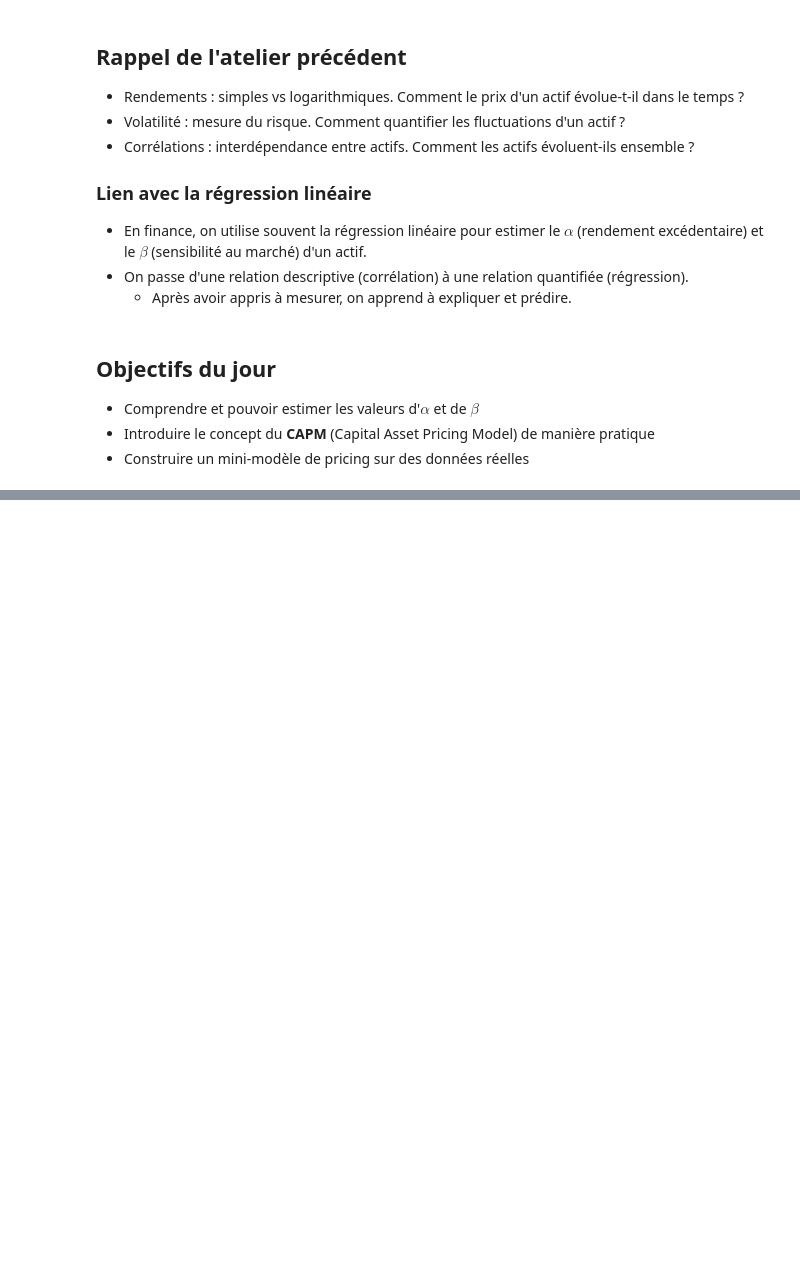
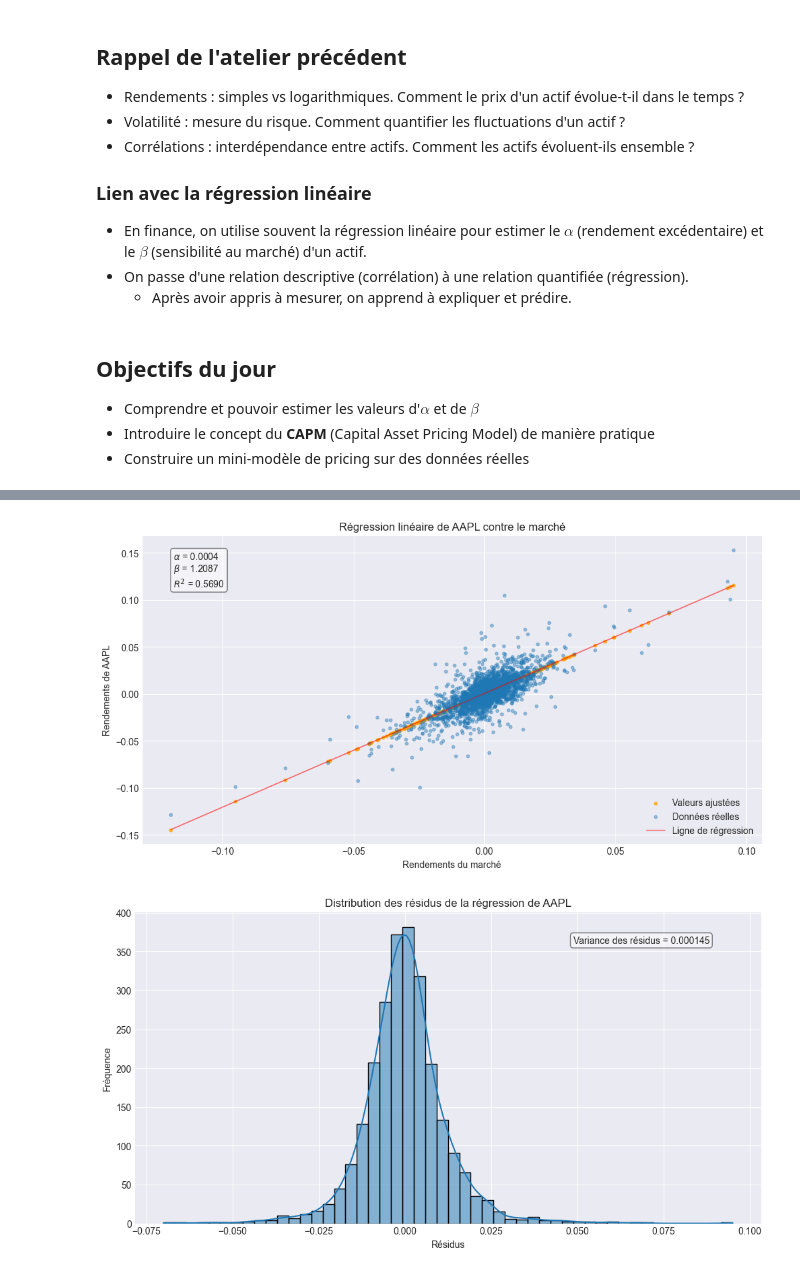
Before and after one commit to luca-dupont2/quant-101-workshops, a Jupyter notebook: 02_regression_alpha_beta/regression_alpha_beta.ipynb, the cells around one changed output, grey strips where cells are left out. Drawn from its saved outputs; the diff is of its cells as text; code cells hidden in the pictures; blank space fills up the shorter version.

```diff
--- a/02_regression_alpha_beta/regression_alpha_beta.ipynb
+++ b/02_regression_alpha_beta/regression_alpha_beta.ipynb
@@ -79,0 +113,9 @@ $$
+# %%
+asset = "AAPL" # Choisissez un actif de ceux que vous avez téléchargé
+
+X = sm.add_constant(returns[market_ticker])  # Ajout de l'ordonnée à l'origine
+y = returns[asset]
+
+model = sm.OLS(y, X).fit()
+
+model.summary()
@@ -79,0 +142,33 @@ $$
+# %%
+alpha = model.params['const']  # Alpha
+beta = model.params[market_ticker]  # Beta
+residuals = model.resid  # Résidus
+var_residuals = residuals.var()  # Variance des résidus
+R2 = model.rsquared  # R² du modèle
+p_values = model.pvalues  # Valeurs p pour les coefficients
+
+y_hat = model.fittedvalues  # Valeurs ajustées par le modèle
+
+# Graphique des rendements réels vs ajustés
+plt.figure(figsize=(12,6))
+plt.scatter(returns[market_ticker], y_hat, label='Valeurs ajustées', color='orange', alpha=0.75, s=10)
+plt.scatter(returns[market_ticker], y, label='Données réelles', alpha=0.4, s=10)
+plt.plot(returns[market_ticker], alpha + beta * returns[market_ticker], color='red', label='Ligne de régression', linewidth=1, alpha=0.5)
+plt.xlabel('Rendements du marché')
+plt.ylabel(f'Rendements de {asset}')
+plt.title(f'Régression linéaire de {asset} contre le marché')
+plt.text(0.05, 0.95, f'$\\alpha$ = {alpha:.4f}\n$\\beta$ = {beta:.4f}\n$R^2$ = {R2:.4f}', transform=plt.gca().transAxes, verticalalignment='top', bbox=dict(boxstyle='round', facecolor='white', alpha=0.5))
+plt.legend()
+plt.show()
+
+# Distribution des résidus
+plt.figure(figsize=(12,6))
+sns.histplot(residuals, bins=50, kde=True)
+plt.title(f'Distribution des résidus de la régression de {asset}')
+plt.text(0.7, 0.9, f'Variance des résidus = {var_residuals:.6f}', transform=plt.gca().transAxes, bbox=dict(boxstyle='round', facecolor='white', alpha=0.5))
+plt.xlabel('Résidus')
+plt.ylabel('Fréquence')
+plt.show()
+# %% [output]
+[figure, added]
+[figure, added]
```
Also changed, not shown: parts of 11 cells of this notebook, 2 other files.
